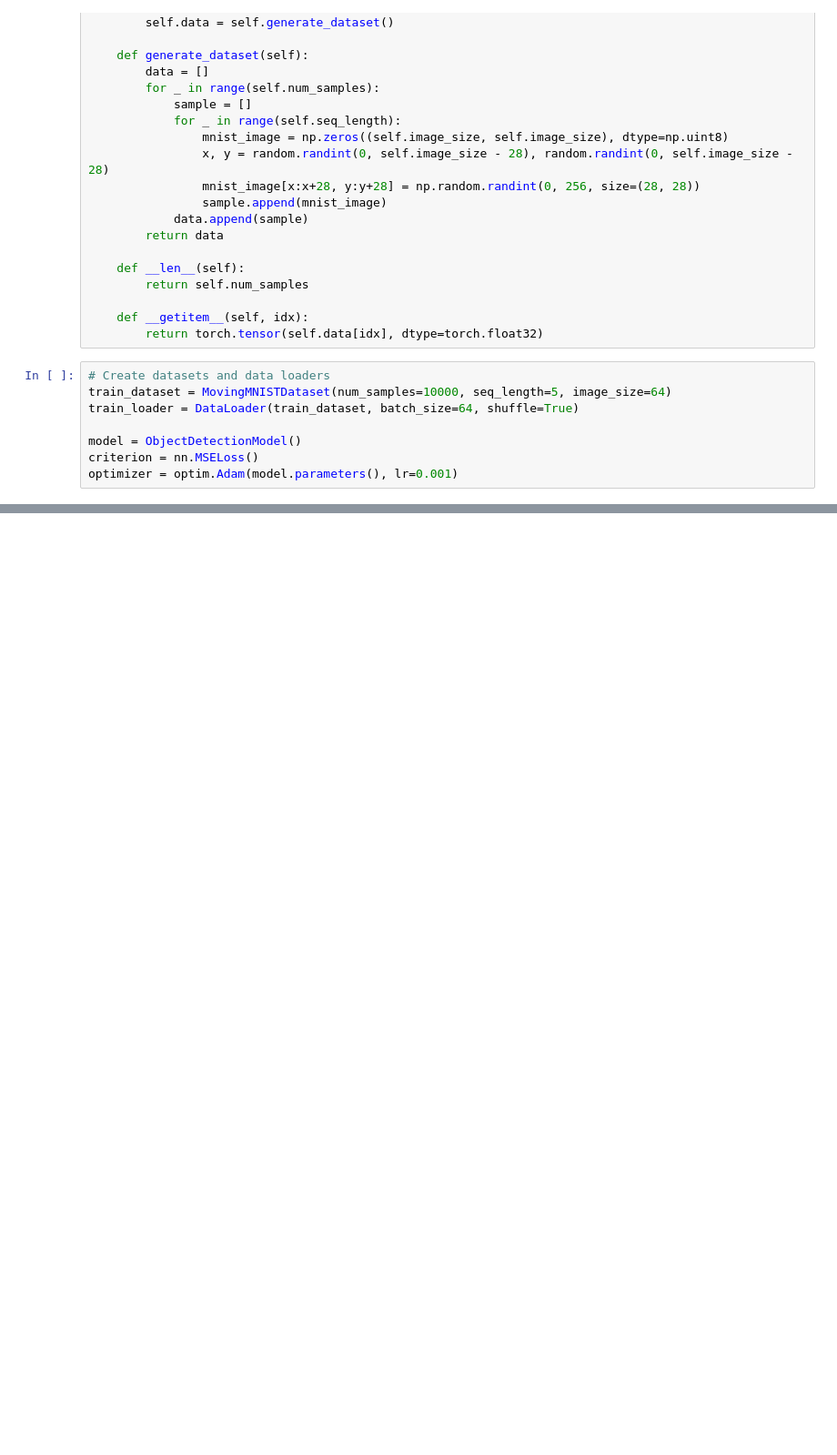
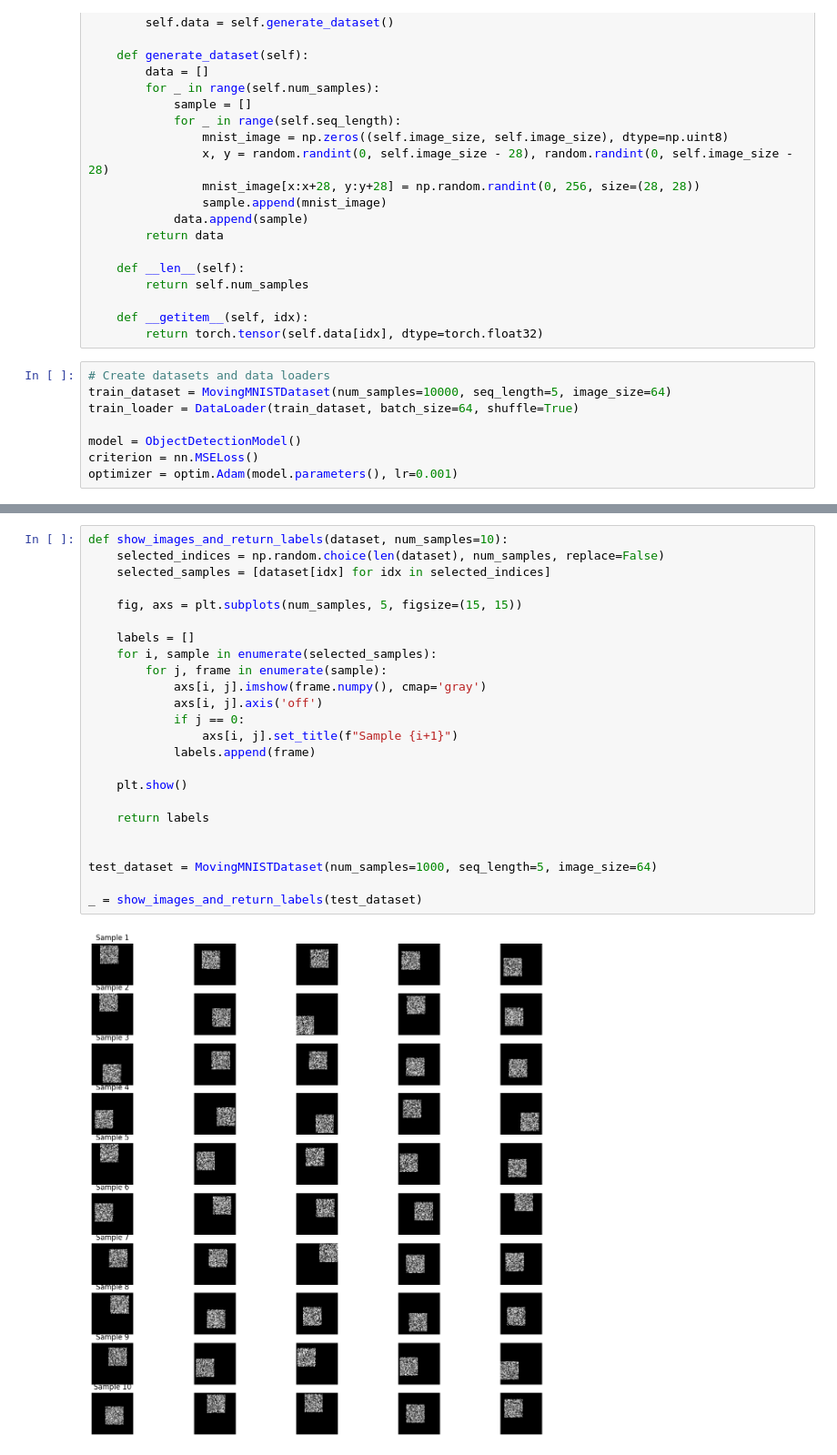
Before and after one commit to shiva93shad/cifar10-MNIST, a Jupyter notebook: MNIST_Object detection.ipynb, the cells around one changed output, grey strips where cells are left out. Shown at 91% size. Saved outputs shown, nothing was run; the diff lists cells and outputs as text; blank space fills up the shorter version.

```diff
--- a/MNIST_Object detection.ipynb
+++ b/MNIST_Object detection.ipynb
@@ -69,0 +75,26 @@ KeyboardInterrupt:
+# %%
+def show_images_and_return_labels(dataset, num_samples=10):
+    selected_indices = np.random.choice(len(dataset), num_samples, replace=False)
+    selected_samples = [dataset[idx] for idx in selected_indices]
+
+    fig, axs = plt.subplots(num_samples, 5, figsize=(15, 15))
+
+    labels = []
+    for i, sample in enumerate(selected_samples):
+        for j, frame in enumerate(sample):
+            axs[i, j].imshow(frame.numpy(), cmap='gray')
+            axs[i, j].axis('off')
+            if j == 0:
+                axs[i, j].set_title(f"Sample {i+1}")
+            labels.append(frame)
+
+    plt.show()
+
+    return labels
+
+
+test_dataset = MovingMNISTDataset(num_samples=1000, seq_length=5, image_size=64)
+
+_ = show_images_and_return_labels(test_dataset)
+# %% [output]
+[figure, added]
```
Also changed, not shown: parts of 1 cell of this notebook, 1 other file.
